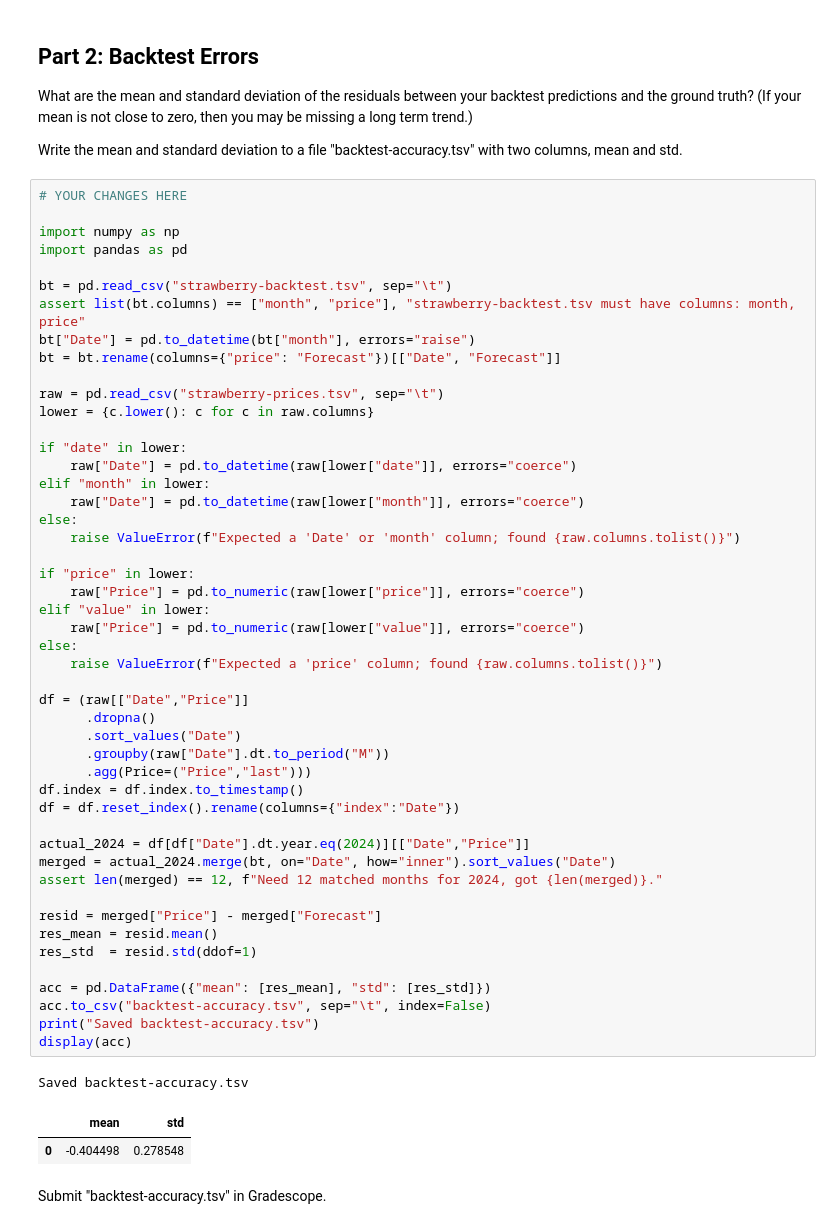
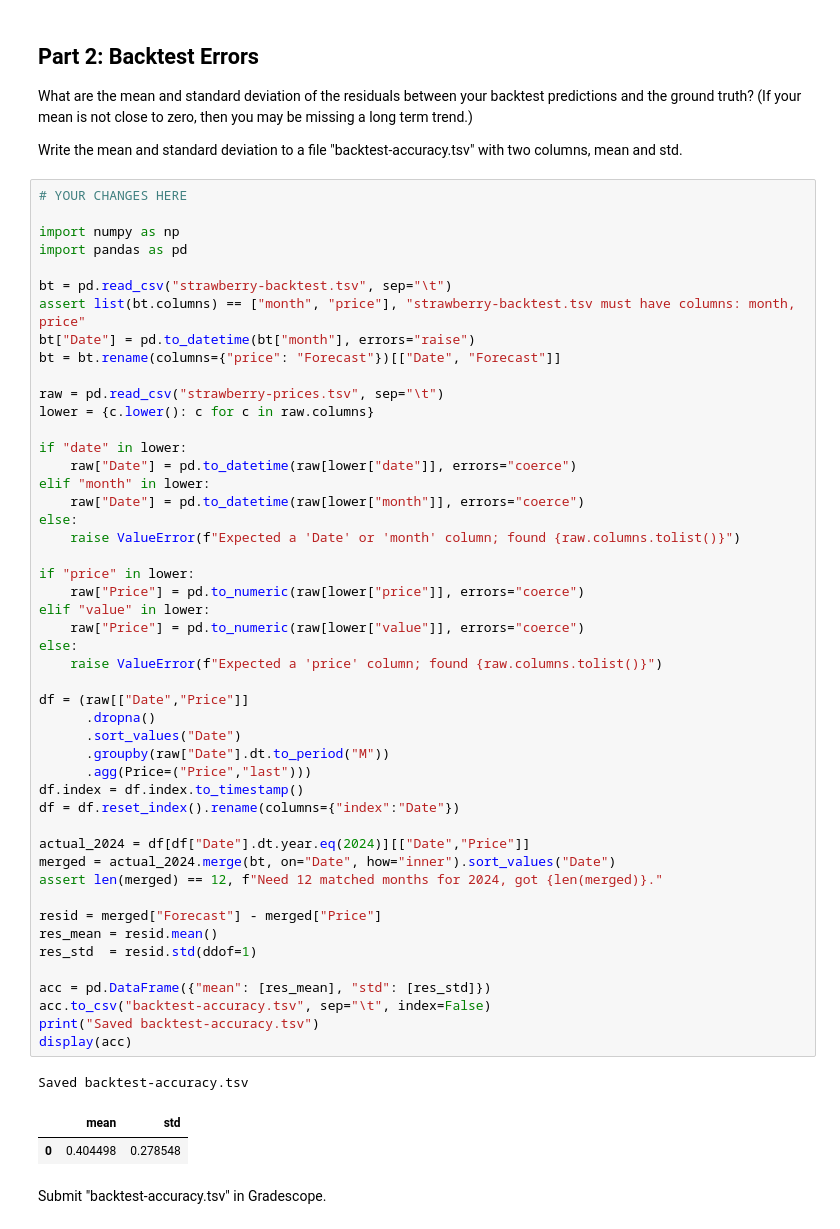
Before and after one commit to acasas11/dx704-project-02, a Jupyter notebook: project.ipynb, the cells around one changed output. Cells and saved outputs as stored; diff of their text form.

```diff
--- a/project.ipynb
+++ b/project.ipynb
@@ -154,35 +152,35 @@ else:
 
 if "price" in lower:
     raw["Price"] = pd.to_numeric(raw[lower["price"]], errors="coerce")
 elif "value" in lower:
     raw["Price"] = pd.to_numeric(raw[lower["value"]], errors="coerce")
 else:
     raise ValueError(f"Expected a 'price' column; found {raw.columns.tolist()}")
 
 df = (raw[["Date","Price"]]
       .dropna()
       .sort_values("Date")
       .groupby(raw["Date"].dt.to_period("M"))
       .agg(Price=("Price","last")))
 df.index = df.index.to_timestamp()
 df = df.reset_index().rename(columns={"index":"Date"})
 
 actual_2024 = df[df["Date"].dt.year.eq(2024)][["Date","Price"]]
 merged = actual_2024.merge(bt, on="Date", how="inner").sort_values("Date")
 assert len(merged) == 12, f"Need 12 matched months for 2024, got {len(merged)}."
 
-resid = merged["Price"] - merged["Forecast"]
+resid = merged["Forecast"] - merged["Price"]
 res_mean = resid.mean()
 res_std  = resid.std(ddof=1)
 
 acc = pd.DataFrame({"mean": [res_mean], "std": [res_std]})
 acc.to_csv("backtest-accuracy.tsv", sep="\t", index=False)
 print("Saved backtest-accuracy.tsv")
 display(acc)
 # %% [output]
 Saved backtest-accuracy.tsv
 |  | mean | std |
-| 0 | -0.404498 | 0.278548 |
+| 0 | 0.404498 | 0.278548 |
 # %% [markdown]
 Submit "backtest-accuracy.tsv" in Gradescope.
 # %% [markdown]
```
Also changed, not shown: parts of 2 cells of this notebook, 2 other files.
